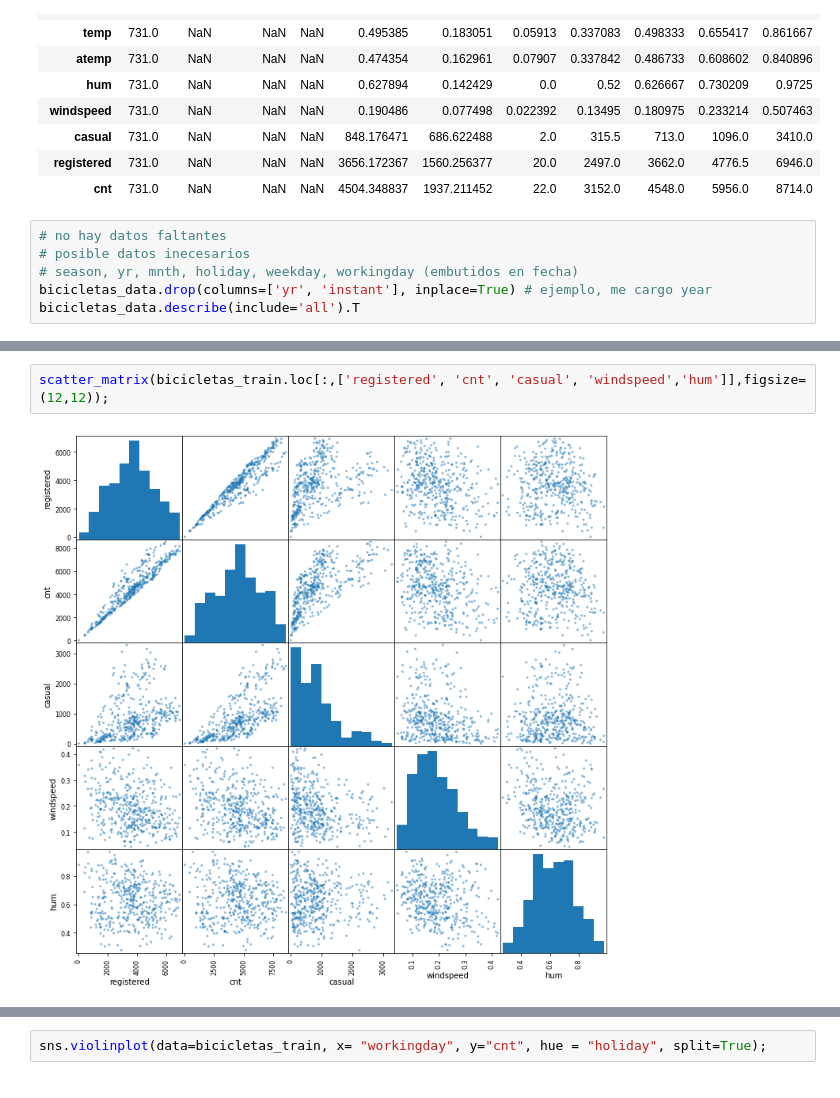
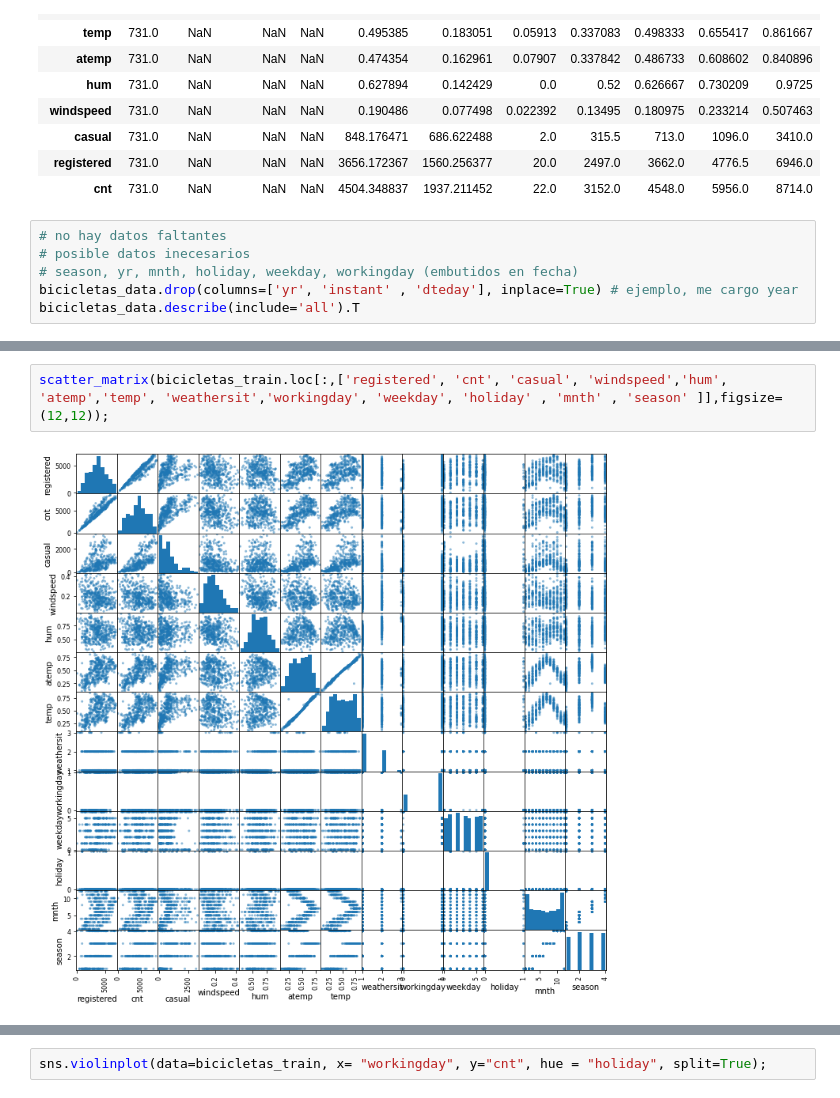
Before and after one commit to cuberhaus/APA, a Jupyter notebook: Problema2/ProblemaLlista2-GRUPAL.ipynb, the cells around one changed output, grey strips where cells are left out. Drawn from its saved outputs; the diff is of its cells as text.

```diff
--- a/Problema2/ProblemaLlista2-GRUPAL.ipynb
+++ b/Problema2/ProblemaLlista2-GRUPAL.ipynb
@@ -74,6 +74,6 @@ bicicletas_data.describe(include='all').T
 # no hay datos faltantes
 # posible datos inecesarios
 # season, yr, mnth, holiday, weekday, workingday (embutidos en fecha)
-bicicletas_data.drop(columns=['yr', 'instant'], inplace=True) # ejemplo, me cargo year
+bicicletas_data.drop(columns=['yr', 'instant' , 'dteday'], inplace=True) # ejemplo, me cargo year
 bicicletas_data.describe(include='all').T
 # %% [output]
@@ -122,5 +120,5 @@ bicicletas_train.loc[:,['temp','atemp', 'hum', 'windspeed', 'cnt', 'registered']
 # %%
-scatter_matrix(bicicletas_train.loc[:,['registered', 'cnt', 'casual', 'windspeed','hum']],figsize=(12,12));
+scatter_matrix(bicicletas_train.loc[:,['registered', 'cnt', 'casual', 'windspeed','hum', 'atemp','temp', 'weathersit','workingday', 'weekday', 'holiday' , 'mnth' , 'season' ]],figsize=(12,12));
 # %% [output]
-[figure, old version]
+[figure, new version]
 # %%
```
Also changed, not shown: parts of 17 cells of this notebook.
